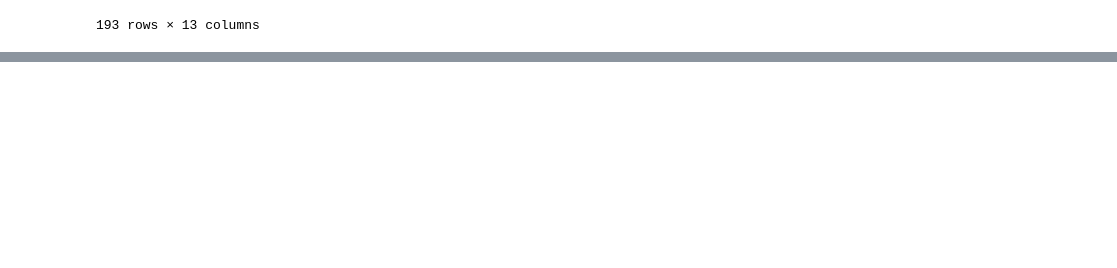
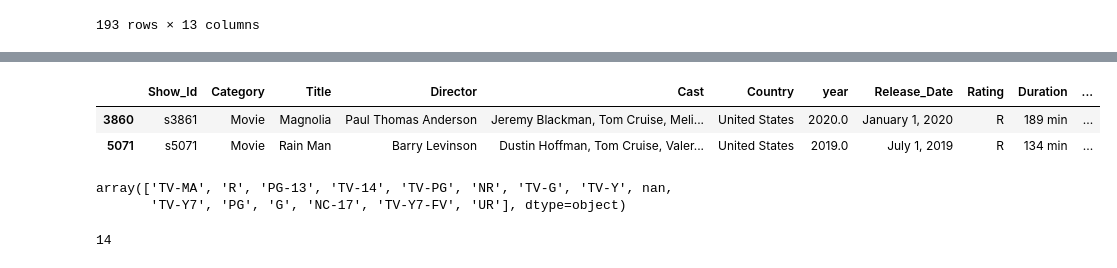
Before and after one commit to Satyam018/Dataanalysis, a Jupyter notebook: netflixdataanalysis/Netflix_datasets.ipynb, the cells around one changed output, grey strips where cells are left out. Saved outputs shown, nothing was run; the diff lists cells and outputs as text; code cells hidden in the pictures; blank space fills up the shorter version.

```diff
--- a/netflixdataanalysis/Netflix_datasets.ipynb
+++ b/netflixdataanalysis/Netflix_datasets.ipynb
@@ -242,3 +240,5 @@ df2[(df2['Category']=='Movie')&((df2['Type']=='Comedy')|(df2['Country']=='United
 | 7688 | s7687 | Movie | XV: Beyond the Tryline | Pierre Deschamps | NaN | United Kingdom | 2020.0 | March 18, 2020 | TV-14 | 91 min | ... |
 | 7725 | s7724 | Movie | You Can Tutu | James Brown | Lily O'Regan, Jeannettsy Enriquez... | United Kingdom | 2017.0 | December 31, 2017 | TV-G | 87 min | ... |
 193 rows × 13 columns
+# %%
+df3=df2.dropna(axis=0)
@@ -244,0 +261,15 @@ df2[(df2['Category']=='Movie')&((df2['Type']=='Comedy')|(df2['Country']=='United
+# %%
+df3[df3['Cast'].str.contains('Tom Cruise')]
+# %% [output]
+|  | Show_Id | Category | Title | Director | Cast | Country | year | Release_Date | Rating | Duration | ... |
+| 3860 | s3861 | Movie | Magnolia | Paul Thomas Anderson | Jeremy Blackman, Tom Cruise, Meli... | United States | 2020.0 | January 1, 2020 | R | 189 min | ... |
+| 5071 | s5071 | Movie | Rain Man | Barry Levinson | Dustin Hoffman, Tom Cruise, Valer... | United States | 2019.0 | July 1, 2019 | R | 134 min | ... |
+# %%
+df2['Rating'].unique()
+# %% [output]
+array(['TV-MA', 'R', 'PG-13', 'TV-14', 'TV-PG', 'NR', 'TV-G', 'TV-Y', nan,
+       'TV-Y7', 'PG', 'G', 'NC-17', 'TV-Y7-FV', 'UR'], dtype=object)
+# %%
+df2['Rating'].nunique()
+# %% [output]
+14
```
Also changed, not shown: parts of 15 cells of this notebook.
